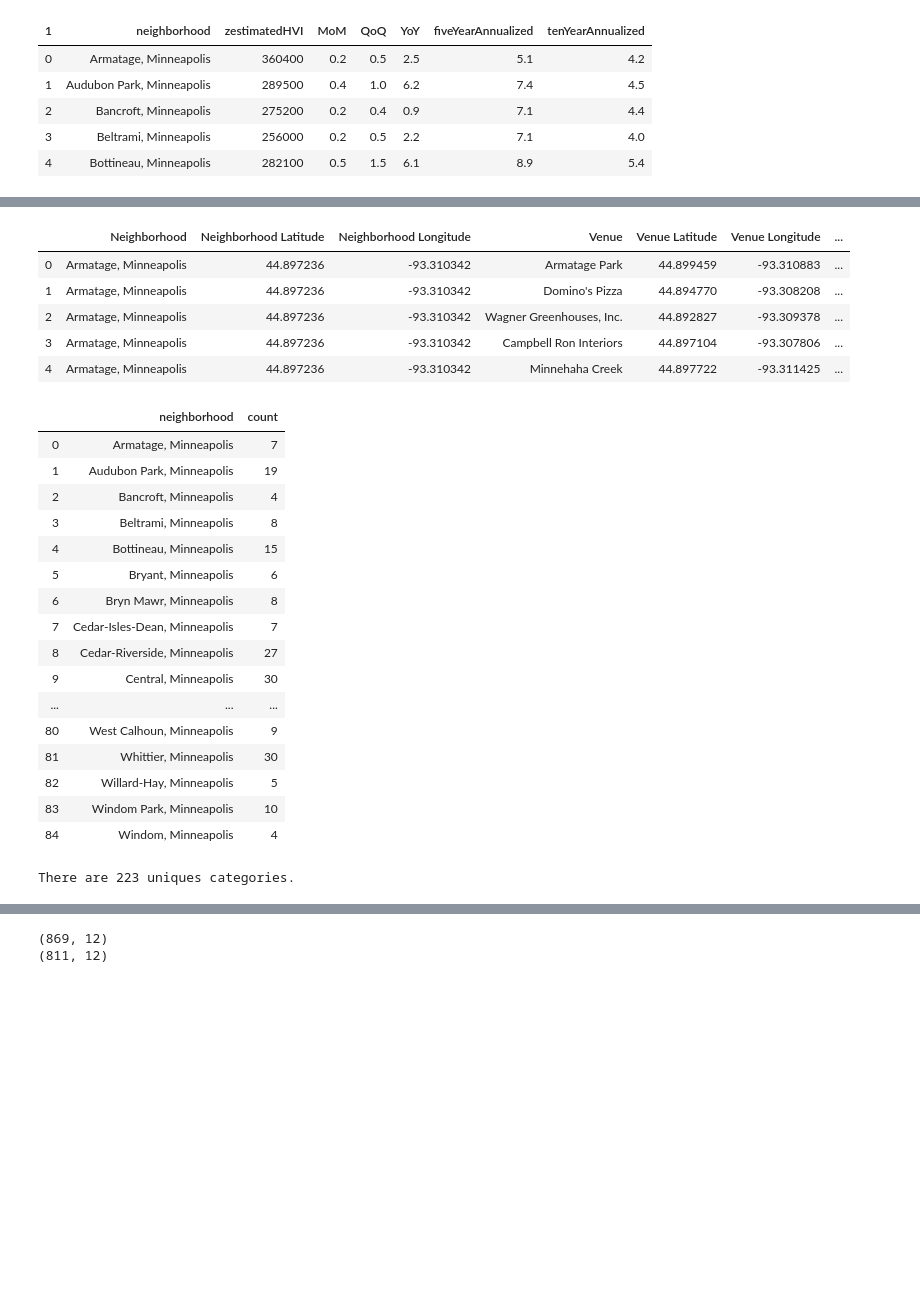
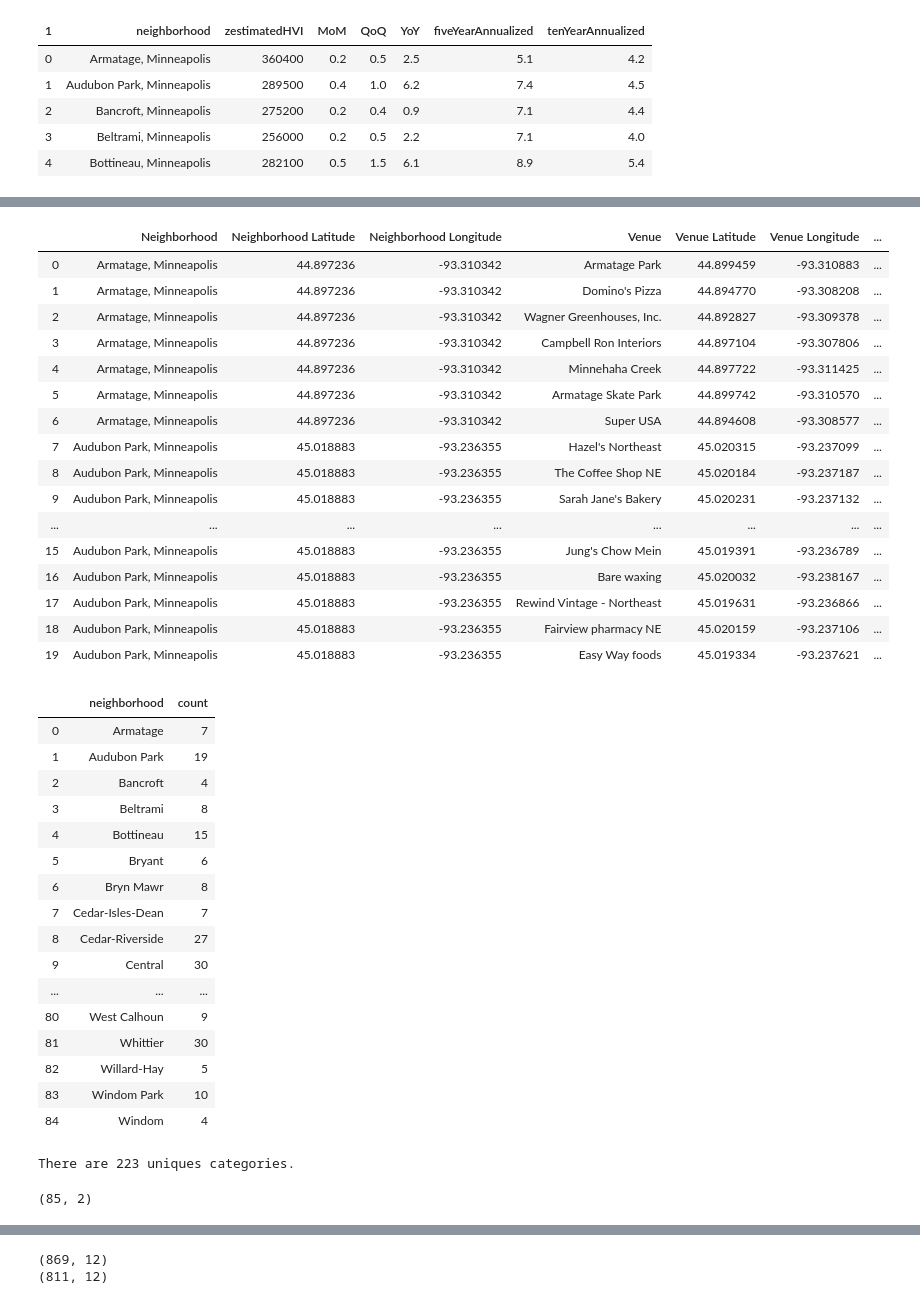
Before and after one commit to tenzin-kunsang648/Final-Coursera-Capstone-Project, a Jupyter notebook: HouseHunt_Location.ipynb, the cells around one changed output, grey strips where cells are left out. Saved outputs shown, nothing was run; the diff lists cells and outputs as text; code cells hidden in the pictures; blank space fills up the shorter version.

```diff
--- a/HouseHunt_Location.ipynb
+++ b/HouseHunt_Location.ipynb
@@ -346,11 +344,22 @@ Windom Park, Minneapolis
 Windom, Minneapolis
 (1039, 7)
 # %%
-minneapolis_venues.head()
+minneapolis_venues.head(20)
 # %% [output]
 |  | Neighborhood | Neighborhood Latitude | Neighborhood Longitude | Venue | Venue Latitude | Venue Longitude | ... |
 | 0 | Armatage, Minneapolis | 44.897236 | -93.310342 | Armatage Park | 44.899459 | -93.310883 | ... |
 | 1 | Armatage, Minneapolis | 44.897236 | -93.310342 | Domino's Pizza | 44.894770 | -93.308208 | ... |
 | 2 | Armatage, Minneapolis | 44.897236 | -93.310342 | Wagner Greenhouses, Inc. | 44.892827 | -93.309378 | ... |
 | 3 | Armatage, Minneapolis | 44.897236 | -93.310342 | Campbell Ron Interiors | 44.897104 | -93.307806 | ... |
 | 4 | Armatage, Minneapolis | 44.897236 | -93.310342 | Minnehaha Creek | 44.897722 | -93.311425 | ... |
+| 5 | Armatage, Minneapolis | 44.897236 | -93.310342 | Armatage Skate Park | 44.899742 | -93.310570 | ... |
+| 6 | Armatage, Minneapolis | 44.897236 | -93.310342 | Super USA | 44.894608 | -93.308577 | ... |
+| 7 | Audubon Park, Minneapolis | 45.018883 | -93.236355 | Hazel's Northeast | 45.020315 | -93.237099 | ... |
+| 8 | Audubon Park, Minneapolis | 45.018883 | -93.236355 | The Coffee Shop NE | 45.020184 | -93.237187 | ... |
+| 9 | Audubon Park, Minneapolis | 45.018883 | -93.236355 | Sarah Jane's Bakery | 45.020231 | -93.237132 | ... |
+| ... | ... | ... | ... | ... | ... | ... | ... |
+| 15 | Audubon Park, Minneapolis | 45.018883 | -93.236355 | Jung's Chow Mein | 45.019391 | -93.236789 | ... |
+| 16 | Audubon Park, Minneapolis | 45.018883 | -93.236355 | Bare waxing | 45.020032 | -93.238167 | ... |
+| 17 | Audubon Park, Minneapolis | 45.018883 | -93.236355 | Rewind Vintage - Northeast | 45.019631 | -93.236866 | ... |
+| 18 | Audubon Park, Minneapolis | 45.018883 | -93.236355 | Fairview pharmacy NE | 45.020159 | -93.237106 | ... |
+| 19 | Audubon Park, Minneapolis | 45.018883 | -93.236355 | Easy Way foods | 45.019334 | -93.237621 | ... |
@@ -361,33 +391,41 @@ neighborhoodVenues = minneapolis_venues.groupby('Neighborhood').count()
 neighborhoodVenues.drop(neighborhoodVenues.columns[[1, 2, 3, 4, 5]], axis = 1, inplace = True)
 neighborhoodVenues.reset_index(level=0, inplace=True)
 neighborhoodVenues.rename(columns = {'Neighborhood': 'neighborhood', 'Neighborhood Latitude': 'count'}, inplace = True)
+'''neighborhoodVenues['latitude'] =  lat2.loc[:,'latitude']
+neighborhoodVenues['longitude'] = longt2.loc[:,'longitude']
+exp = re.compile(r', Minneapolis')'''
+neighborhoodVenues['neighborhood'] = [exp.sub('', x) for x in neighborhoodVenues['neighborhood']]
 neighborhoodVenues
 #problem: some neighborhoods are very small. eg: Hawthorne, Minneapolis	only has 2 venues
 #to think about: do we want to drop neighborhoods that are very small, or increase the radius?
 # %% [output]
 |  | neighborhood | count |
-| 0 | Armatage, Minneapolis | 7 |
-| 1 | Audubon Park, Minneapolis | 19 |
-| 2 | Bancroft, Minneapolis | 4 |
-| 3 | Beltrami, Minneapolis | 8 |
-| 4 | Bottineau, Minneapolis | 15 |
-| 5 | Bryant, Minneapolis | 6 |
-| 6 | Bryn Mawr, Minneapolis | 8 |
-| 7 | Cedar-Isles-Dean, Minneapolis | 7 |
-| 8 | Cedar-Riverside, Minneapolis | 27 |
-| 9 | Central, Minneapolis | 30 |
+| 0 | Armatage | 7 |
+| 1 | Audubon Park | 19 |
+| 2 | Bancroft | 4 |
+| 3 | Beltrami | 8 |
+| 4 | Bottineau | 15 |
+| 5 | Bryant | 6 |
+| 6 | Bryn Mawr | 8 |
+| 7 | Cedar-Isles-Dean | 7 |
+| 8 | Cedar-Riverside | 27 |
+| 9 | Central | 30 |
 | ... | ... | ... |
-| 80 | West Calhoun, Minneapolis | 9 |
-| 81 | Whittier, Minneapolis | 30 |
-| 82 | Willard-Hay, Minneapolis | 5 |
-| 83 | Windom Park, Minneapolis | 10 |
-| 84 | Windom, Minneapolis | 4 |
+| 80 | West Calhoun | 9 |
+| 81 | Whittier | 30 |
+| 82 | Willard-Hay | 5 |
+| 83 | Windom Park | 10 |
+| 84 | Windom | 4 |
 # %%
 #how many unique categories can be curated from all the returned values
 
 print('There are {} uniques categories.'.format(len(minneapolis_venues['Venue Category'].unique())))
 # %% [output]
 There are 223 uniques categories.
+# %%
+neighborhoodVenues.shape
+# %% [output]
+(85, 2)
 # %%
 #one hot encoding to put the unique categories in columns
 minneapolis_onehot = pd.get_dummies(minneapolis_venues[['Venue Category']], prefix="", prefix_sep="")
```
Also changed, not shown: parts of 57 cells of this notebook, 7 other files.
